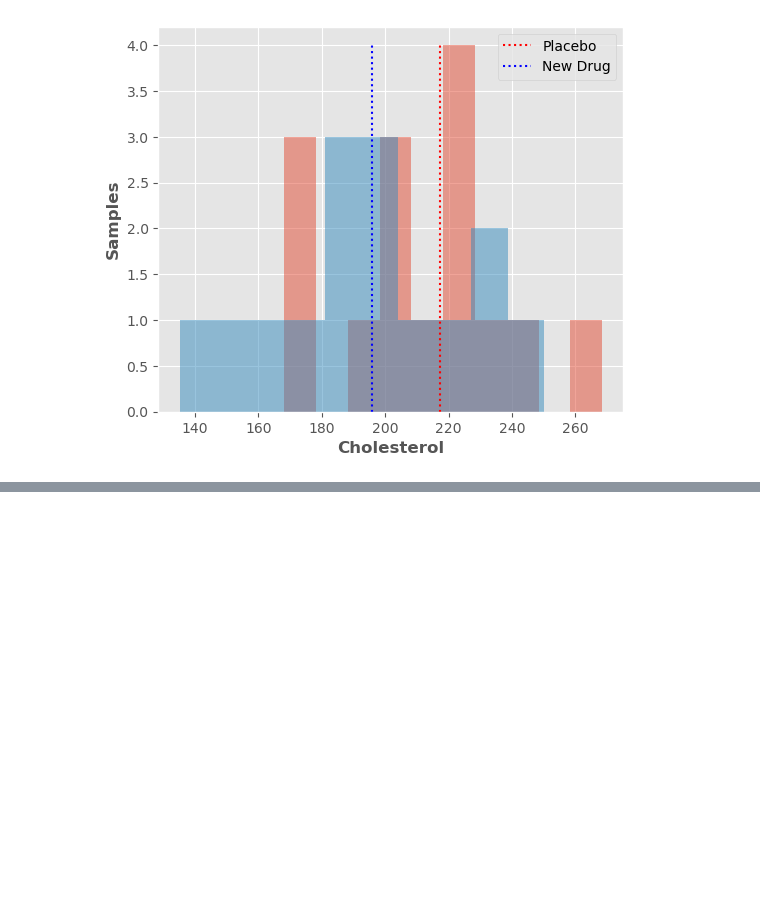
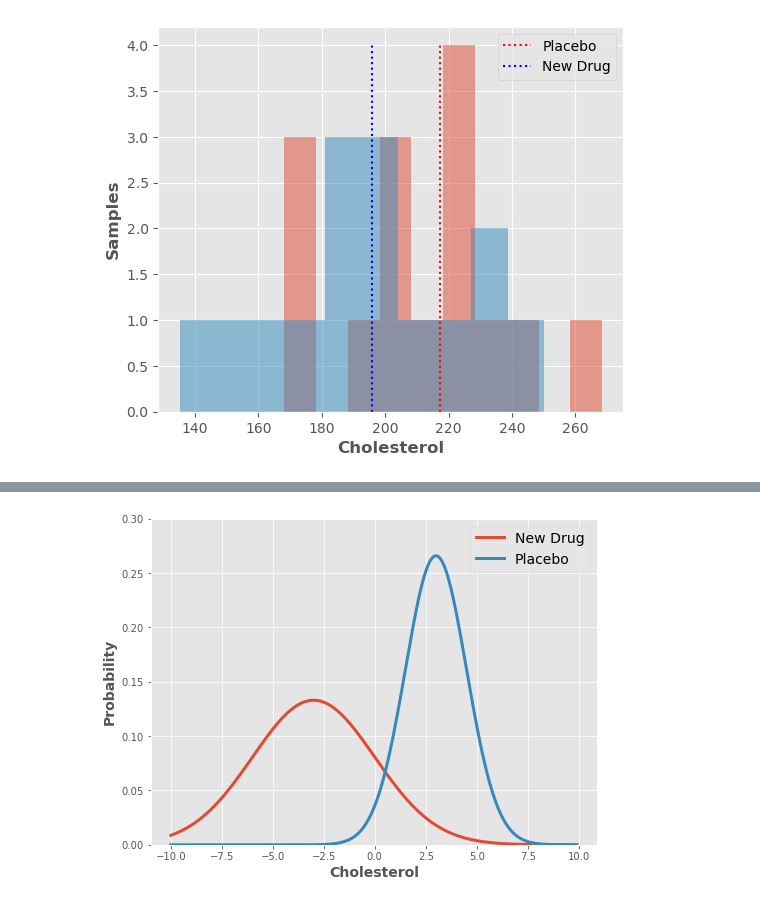
Before and after one commit to TobGerken/ISAT300, a Jupyter notebook: LectureCode/TTest.ipynb, the cells around one changed output, grey strips where cells are left out. Drawn from its saved outputs; the diff is of its cells as text; code cells hidden in the pictures; blank space fills up the shorter version.

```diff
--- a/LectureCode/TTest.ipynb
+++ b/LectureCode/TTest.ipynb
@@ -98,0 +150,16 @@ Text(0.5, 0, 'Cholesterol')
+# %%
+x = np.arange(-10, 10, 0.1)
+#plot normal distribution with mean 0 and standard deviation 1
+fig = plt.figure(figsize = (8, 6))
+ax = fig.add_subplot(1, 1, 1)
+
+plt.plot(x, norm.pdf(x, -3, 3), linewidth = 3)
+plt.plot(x, norm.pdf(x, 3, 1.5), linestyle='-', linewidth = 3)
+ax.set_ylim((0,0.3))
+
+ax.set_ylabel('Probability',fontsize = 14, fontweight='bold')
+ax.set_xlabel('Cholesterol',fontsize = 14, fontweight='bold')
+ax.legend(['New Drug', 'Placebo'], fontsize = 14)
+plt.savefig('CD1D2_3.jpg')
+# %% [output]
+[figure, added]
```
Also changed, not shown: parts of 5 cells of this notebook.
